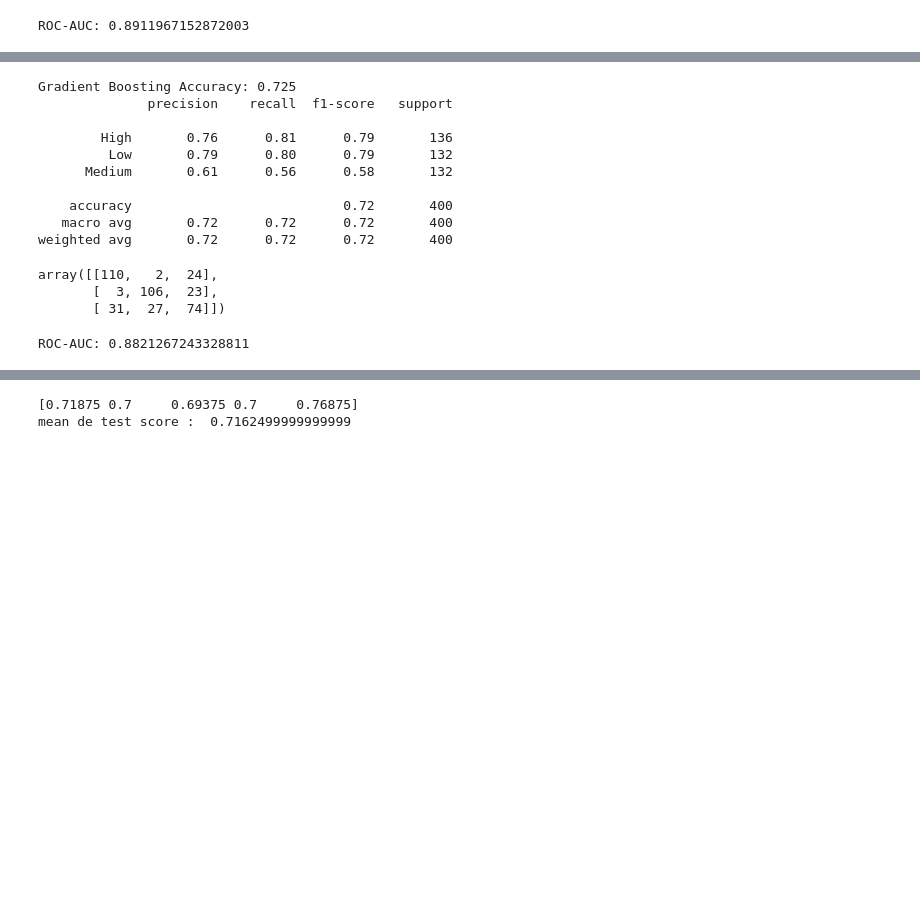
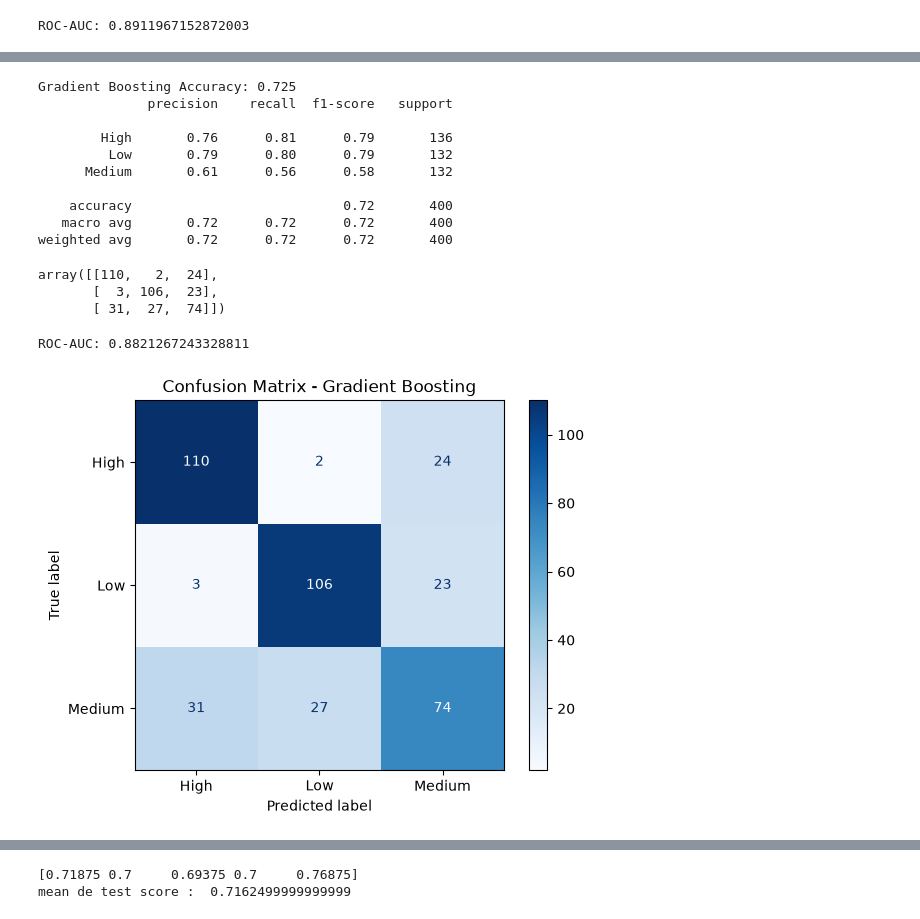
Before and after one commit to MohamedOuzzat/Jury_Blanc, a Jupyter notebook: notebooks/Jury_Blanc.ipynb, the cells around one changed output, grey strips where cells are left out. Cells and saved outputs as stored; diff of their text form; code cells hidden in the pictures; blank space fills up the shorter version.

```diff
--- a/notebooks/Jury_Blanc.ipynb
+++ b/notebooks/Jury_Blanc.ipynb
@@ -760,33 +774,43 @@ print("Gradient Boosting Accuracy:", accuracy_score(y_test, y_pred_gb))
 print(classification_report(y_test, y_pred_gb))
 
 display(confusion_matrix(y_test, y_pred_gb))
 
 y_proba_gb = model_GB.predict_proba(X_test)
 
 roc_auc_GB = roc_auc_score(
     y_test,
     y_proba_gb,
     multi_class='ovr',
     average='weighted',
     labels=model_GB.classes_
 )
 
 print("ROC-AUC:", roc_auc_GB)
+
+ConfusionMatrixDisplay.from_predictions(
+    y_test,
+    y_pred_gb,
+    cmap="Blues"
+)
+
+plt.title("Confusion Matrix - Gradient Boosting")
+plt.show()
 # %% [output]
 Gradient Boosting Accuracy: 0.725
               precision    recall  f1-score   support
 
         High       0.76      0.81      0.79       136
          Low       0.79      0.80      0.79       132
       Medium       0.61      0.56      0.58       132
 
     accuracy                           0.72       400
    macro avg       0.72      0.72      0.72       400
 weighted avg       0.72      0.72      0.72       400
 array([[110,   2,  24],
        [  3, 106,  23],
        [ 31,  27,  74]])
 ROC-AUC: 0.8821267243328811
+[figure, added]
 # %%
 model_LR.fit(X_train, y_train)
 
```
Also changed, not shown: parts of 7 cells of this notebook, 6 other files.
